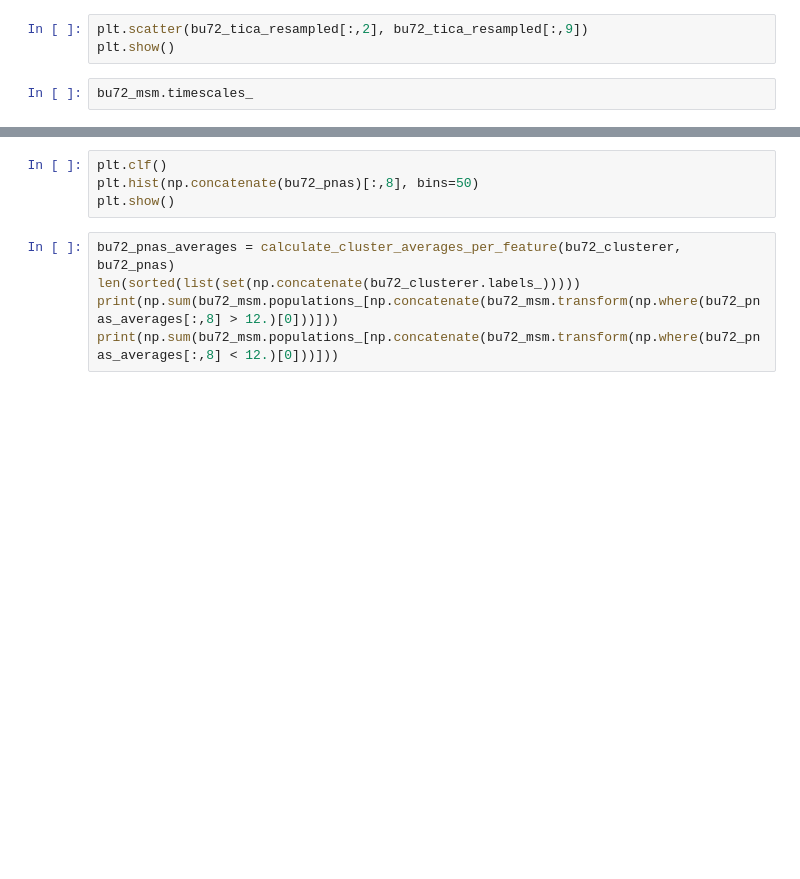
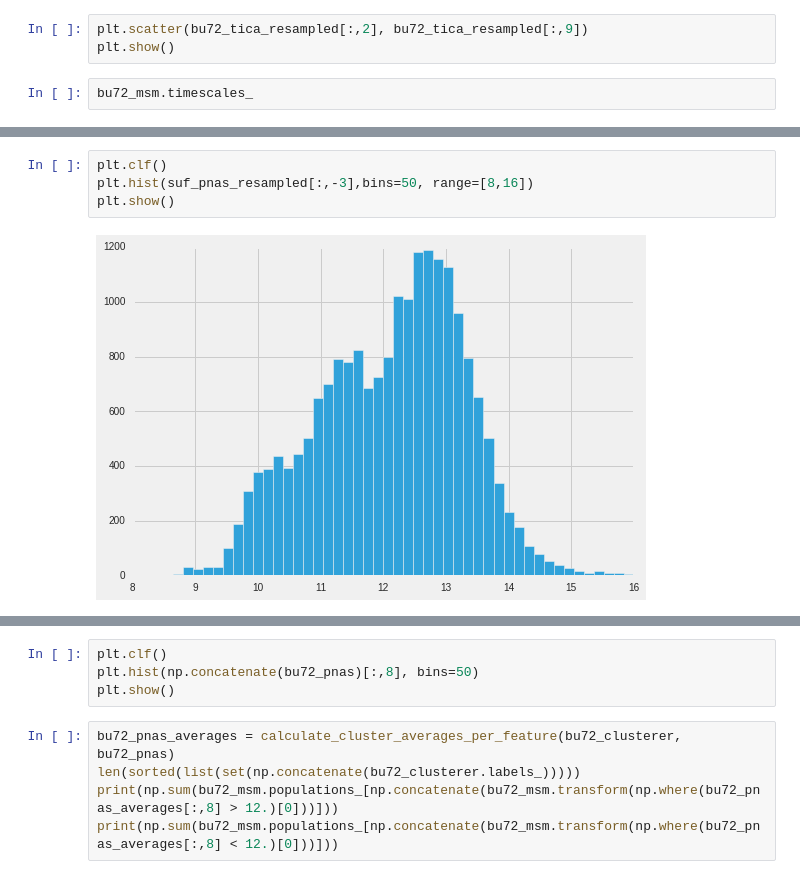
Before and after one commit to amirbarati/conformation, a Jupyter notebook: mor_h8_analysis-sparse.ipynb, the cells around one changed output, grey strips where cells are left out. Saved outputs shown, nothing was run; the diff lists cells and outputs as text; blank space fills up the shorter version.

```diff
--- a/mor_h8_analysis-sparse.ipynb
+++ b/mor_h8_analysis-sparse.ipynb
@@ -685,2 +725,8 @@ plt.show()
+# %%
+plt.clf()
+plt.hist(suf_pnas_resampled[:,-3],bins=50, range=[8,16])
+plt.show()
+# %% [output]
+[figure, added]
 # %%
 plt.clf()
```
Also changed, not shown: parts of 82 cells of this notebook, 19 other files.
